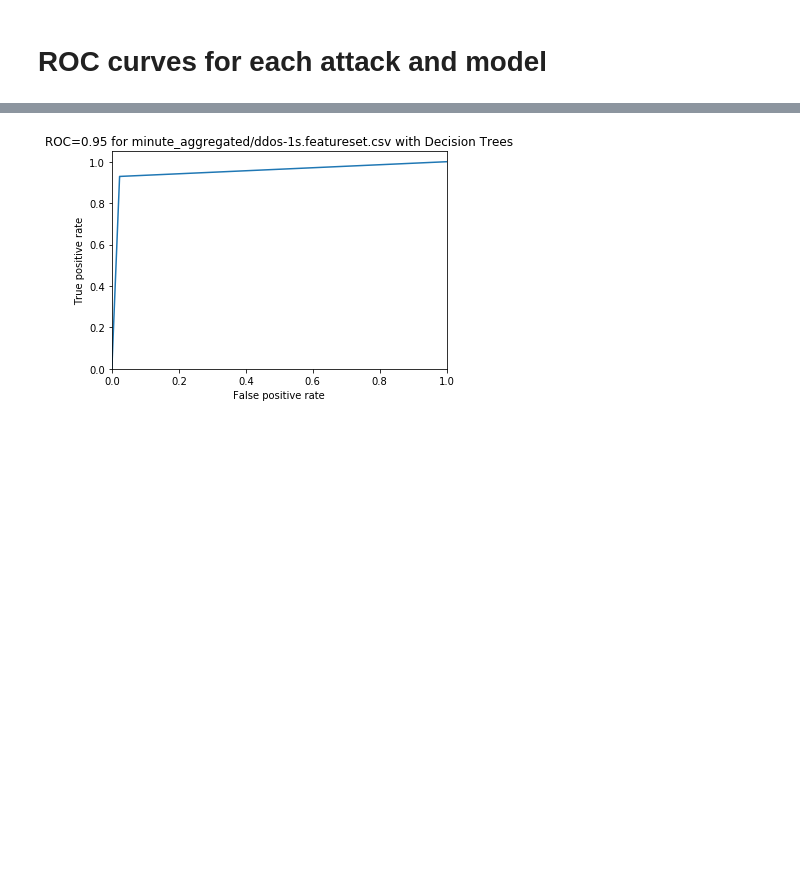
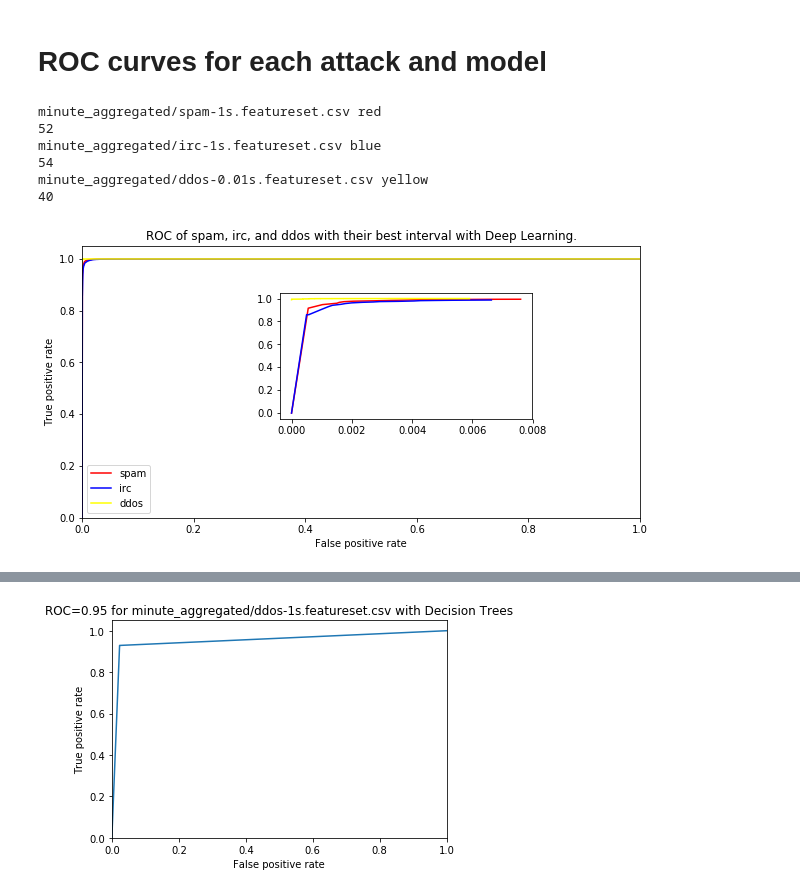
Before and after one commit to SpokenBanana/lambda-code, a Jupyter notebook: ddos-detection/Detecting Attacks.ipynb, the cells around one changed output, grey strips where cells are left out. Drawn from its saved outputs; the diff is of its cells as text; code cells hidden in the pictures; blank space fills up the shorter version.

```diff
--- a/ddos-detection/Detecting Attacks.ipynb
+++ b/ddos-detection/Detecting Attacks.ipynb
@@ -200,5 +214,45 @@ Accuracy: 0.9372, Recall: 0.9389, Precision: 0.9660, f1_score: 0.9523
 [figure]
 # %% [markdown]
 # ROC curves for each attack and model
+# %%
+# ROC curves for Random Forest
+# %matplotlib notebook
+import matplotlib.pyplot as plt
+colors = ['red', 'blue', 'yellow', 'black']
+attacks = ['spam', 'irc', 'ddos', '']
+X_detail = []
+Y_detail = []
+plt.figure(figsize=(10, 5))
+
+for i, f in enumerate(files):
+    print(f, colors[i])
+    xtrain, xtest, ytrain, ytest = get_specific_features_from(f, features)
+    clf = rf_train(xtrain, ytrain)
+    fpr, tpr, auc = get_roc_metrics(clf, xtest, ytest, f)
+    print(len(fpr))
+    amount = 20
+    if i == 2:
+        amount = 30
+    X_detail.append(fpr[:amount])
+    Y_detail.append(tpr[:amount])
+    plot_roc_curve(fpr, tpr, auc, '{} with random forest'.format(f), attacks[i], colors[i])
+
+plt.title('ROC of spam, irc, and ddos with their best interval with Deep Learning.')
+plt.legend()
+sub_axes = plt.axes([.4, .4, .35, .35])
+i = 0
+for x, y in zip(X_detail, Y_detail):
+        sub_axes.plot(x, y, color=colors[i], c = 'k')
+        i += 1
+
+plt.show()
+# %% [output]
+minute_aggregated/spam-1s.featureset.csv red
+52
+minute_aggregated/irc-1s.featureset.csv blue
+54
+minute_aggregated/ddos-0.01s.featureset.csv yellow
+40
+[figure, added]
 # %%
 # ROC curves for Random Forest
```
Also changed, not shown: parts of 4 cells of this notebook.
